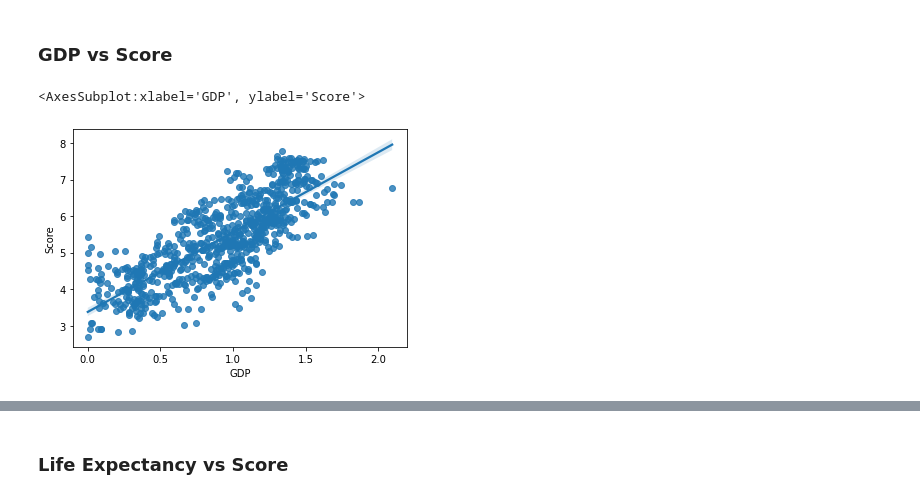
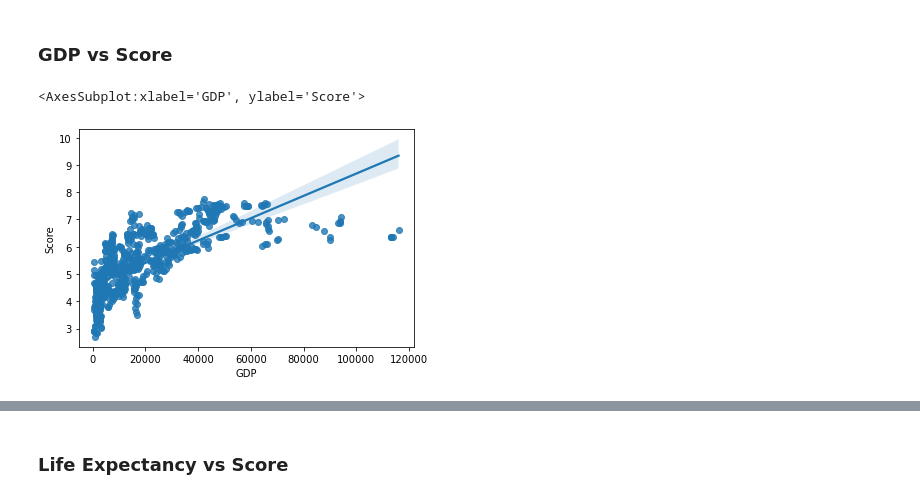
Before and after one commit to aidan-ching/happiness_index_data_analysis, a Jupyter notebook: Happiness .ipynb, the cells around one changed output, grey strips where cells are left out. Cells and saved outputs as stored; diff of their text form; code cells hidden in the pictures.

Commit message:
Melt and Merge

```diff
--- a/Happiness .ipynb
+++ b/Happiness .ipynb
@@ -73,0 +19,15 @@ Index(['Overall rank', 'Country or region', 'Score', 'GDP per capita',
+# %%
+population = population[['country', '2015', '2016', '2017', '2018', '2019']]
+population = population.melt(var_name = 'Year', value_name = 'Population', id_vars=['country'])
+
+lifeExpectency = lifeExpectency[['country', '2015', '2016', '2017', '2018', '2019']]
+lifeExpectency = lifeExpectency.melt(var_name = 'Year', value_name = 'Life Expectancy', id_vars=['country'])
+
+income = income[['country', '2015', '2016', '2017', '2018', '2019']]
+income = income.melt(var_name = 'Year', value_name = 'GDP', id_vars=['country'])
+# %%
+stats = lifeExpectency.merge(income, on = ['country', 'Year'])
+stats = stats.merge(population, on = ['country', 'Year'])
+stats = stats.rename({'country':'Country'}, axis=1)
+stats['Year'] =stats['Year'].astype(int)
+stats.head()
@@ -133,4 +94,3 @@ totalSet
 # %%
-#merge data
-totalSet = totalSet.merge(gdp, how="left", on = ["Year", "Country"])
-totalSet
+#merge data for prediction
+predictionSet = totalSet[["Year", "Country", 'Score']].merge(stats, how="left", on = ["Year", "Country"])
@@ -154,0 +102,3 @@ totalSet.isnull().sum().sum()
+# %%
+predictionSet = predictionSet.dropna()
+predictionSet.head()
@@ -159,7 +116,7 @@ X_train, X_test, y_train, y_test = train_test_split(totalSet.drop(columns = ["Sc
 # %% [markdown]
 ### GDP vs Score
 # %%
-sns.regplot(x='GDP', y="Score", data=totalSet)
+sns.regplot(x='GDP', y="Score", data=predictionSet)
 # %% [output]
 <AxesSubplot:xlabel='GDP', ylabel='Score'>
-[figure, old version]
+[figure, new version]
```
Also changed, not shown: parts of 19 cells of this notebook, 1 other file.
